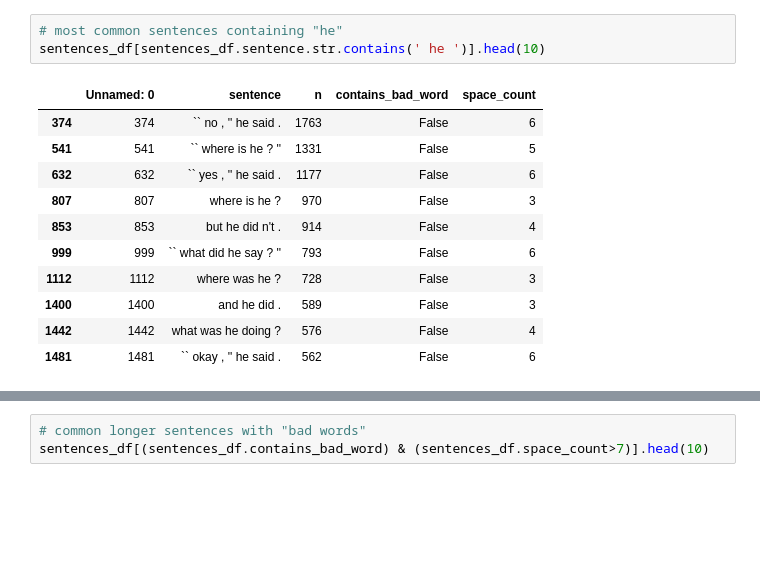
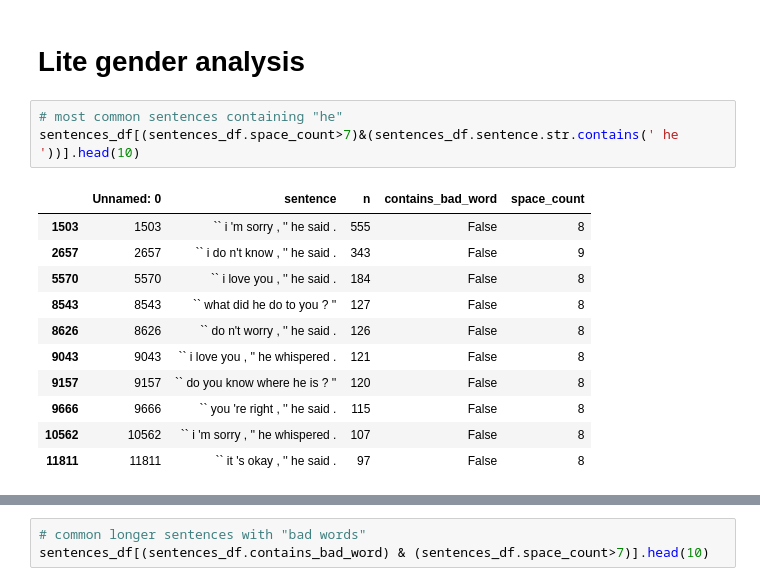
Before and after one commit to jackbandy/bookcorpus-datasheet, a Jupyter notebook: Sentence Analysis.ipynb, the cells around one changed output, grey strips where cells are left out. Saved outputs shown, nothing was run; the diff lists cells and outputs as text; blank space fills up the shorter version.

```diff
--- a/Sentence Analysis.ipynb
+++ b/Sentence Analysis.ipynb
@@ -33,17 +80,19 @@ sentences_df.sample(10).sort_values(by='n',ascending=False)
+# %% [markdown]
+# Lite gender analysis
 # %%
 # most common sentences containing "he"
-sentences_df[sentences_df.sentence.str.contains(' he ')].head(10)
+sentences_df[(sentences_df.space_count>7)&(sentences_df.sentence.str.contains(' he '))].head(10)
 # %% [output]
 |  | Unnamed: 0 | sentence | n | contains_bad_word | space_count |
-| 374 | 374 | `` no , '' he said . | 1763 | False | 6 |
-| 541 | 541 | `` where is he ? '' | 1331 | False | 5 |
-| 632 | 632 | `` yes , '' he said . | 1177 | False | 6 |
-| 807 | 807 | where is he ? | 970 | False | 3 |
-| 853 | 853 | but he did n't . | 914 | False | 4 |
-| 999 | 999 | `` what did he say ? '' | 793 | False | 6 |
-| 1112 | 1112 | where was he ? | 728 | False | 3 |
-| 1400 | 1400 | and he did . | 589 | False | 3 |
-| 1442 | 1442 | what was he doing ? | 576 | False | 4 |
-| 1481 | 1481 | `` okay , '' he said . | 562 | False | 6 |
+| 1503 | 1503 | `` i 'm sorry , '' he said . | 555 | False | 8 |
+| 2657 | 2657 | `` i do n't know , '' he said . | 343 | False | 9 |
+| 5570 | 5570 | `` i love you , '' he said . | 184 | False | 8 |
+| 8543 | 8543 | `` what did he do to you ? '' | 127 | False | 8 |
+| 8626 | 8626 | `` do n't worry , '' he said . | 126 | False | 8 |
+| 9043 | 9043 | `` i love you , '' he whispered . | 121 | False | 8 |
+| 9157 | 9157 | `` do you know where he is ? '' | 120 | False | 8 |
+| 9666 | 9666 | `` you 're right , '' he said . | 115 | False | 8 |
+| 10562 | 10562 | `` i 'm sorry , '' he whispered . | 107 | False | 8 |
+| 11811 | 11811 | `` it 's okay , '' he said . | 97 | False | 8 |
 # %%
 # most common sentences containing "she"
```
Also changed, not shown: parts of 10 cells of this notebook.
